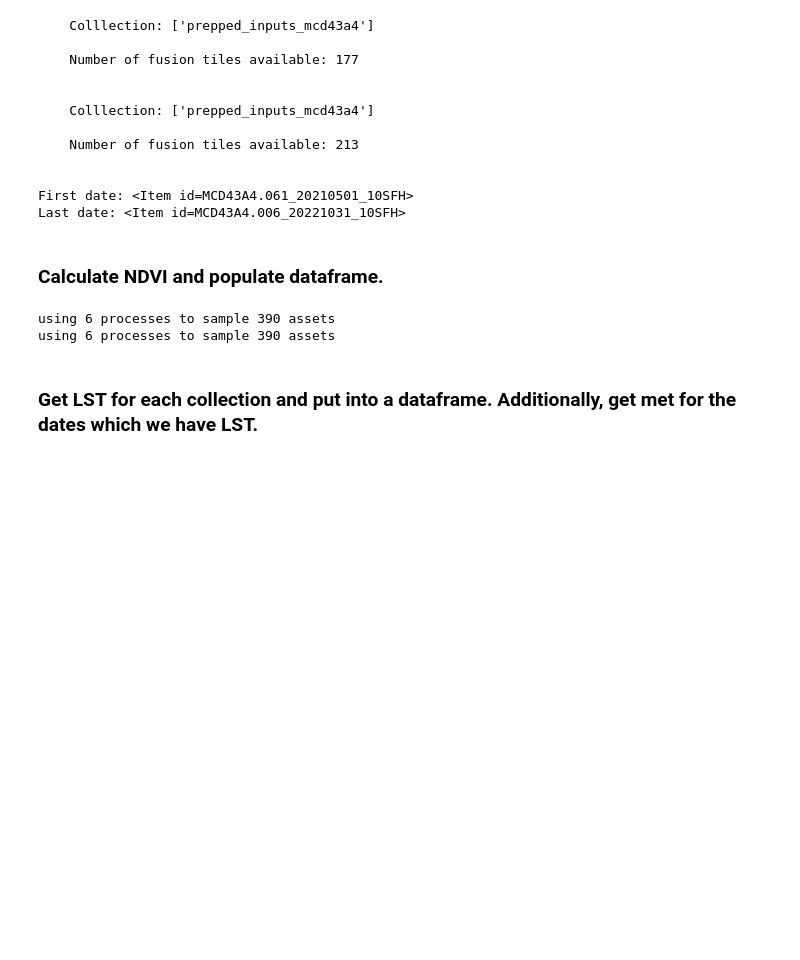
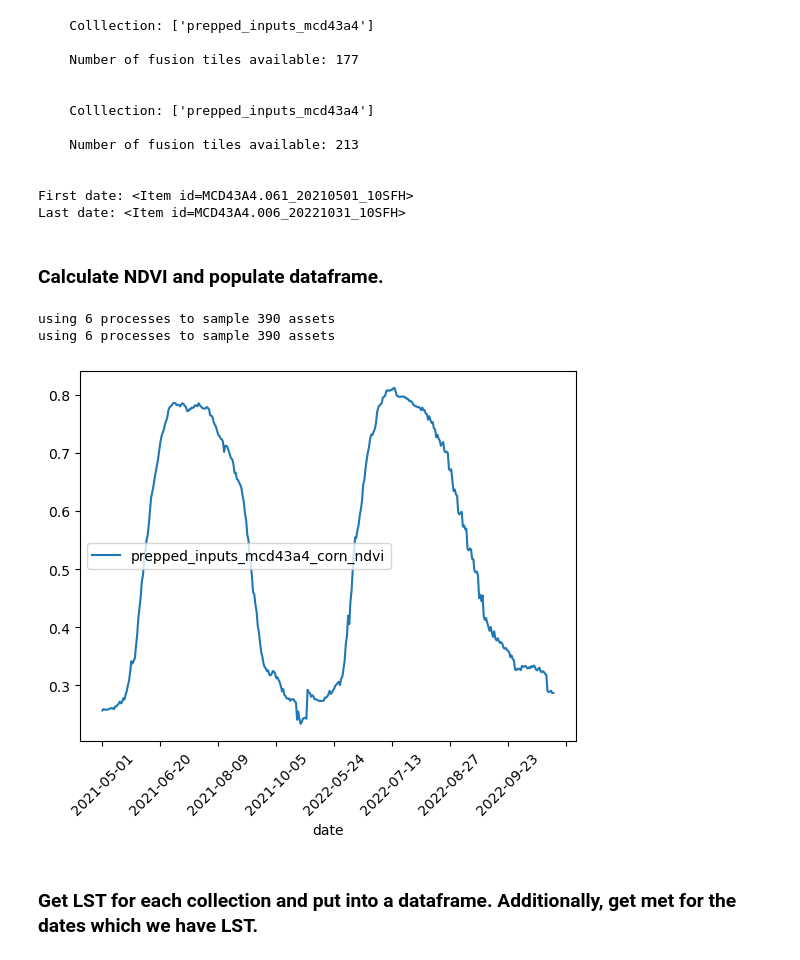
Before and after one commit to eculler/lst-crop-stress-capstone, a Jupyter notebook: exploratory/corn-lst-comparison-tcruicks.ipynb, the cells around one changed output. Cells and saved outputs as stored; diff of their text form; code cells hidden in the pictures; blank space fills up the shorter version.

```diff
--- a/exploratory/corn-lst-comparison-tcruicks.ipynb
+++ b/exploratory/corn-lst-comparison-tcruicks.ipynb
@@ -549,6 +521,12 @@ ndvi_df = corn_ndvi_df.set_index(pd.to_datetime(corn_ndvi_df.index).strftime('%Y
 # %% [output]
 using 6 processes to sample 390 assets
 using 6 processes to sample 390 assets
+# %%
+ndvi_df.plot()
+plt.xticks(rotation=45)
+plt.show()
+# %% [output]
+[figure, added]
 # %% [markdown]
 ### Get LST for each collection and put into a dataframe.  Additionally, get met for the dates which we have LST.
 # %%
```
Also changed, not shown: parts of 35 cells of this notebook.
